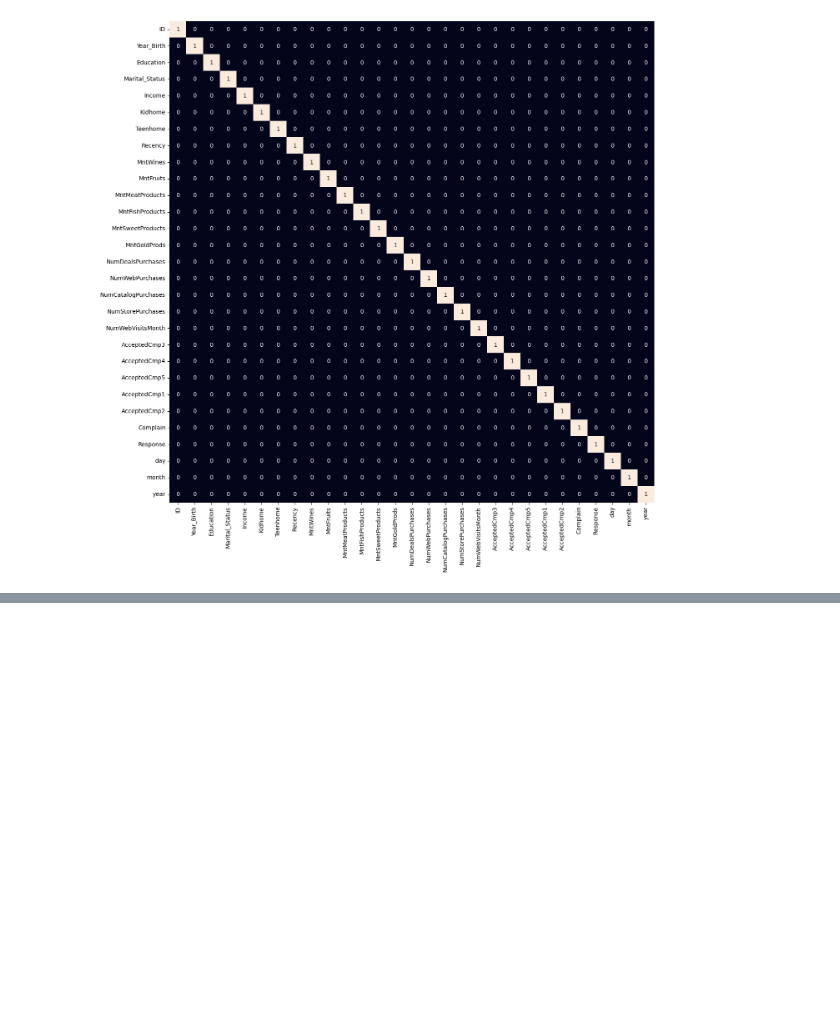
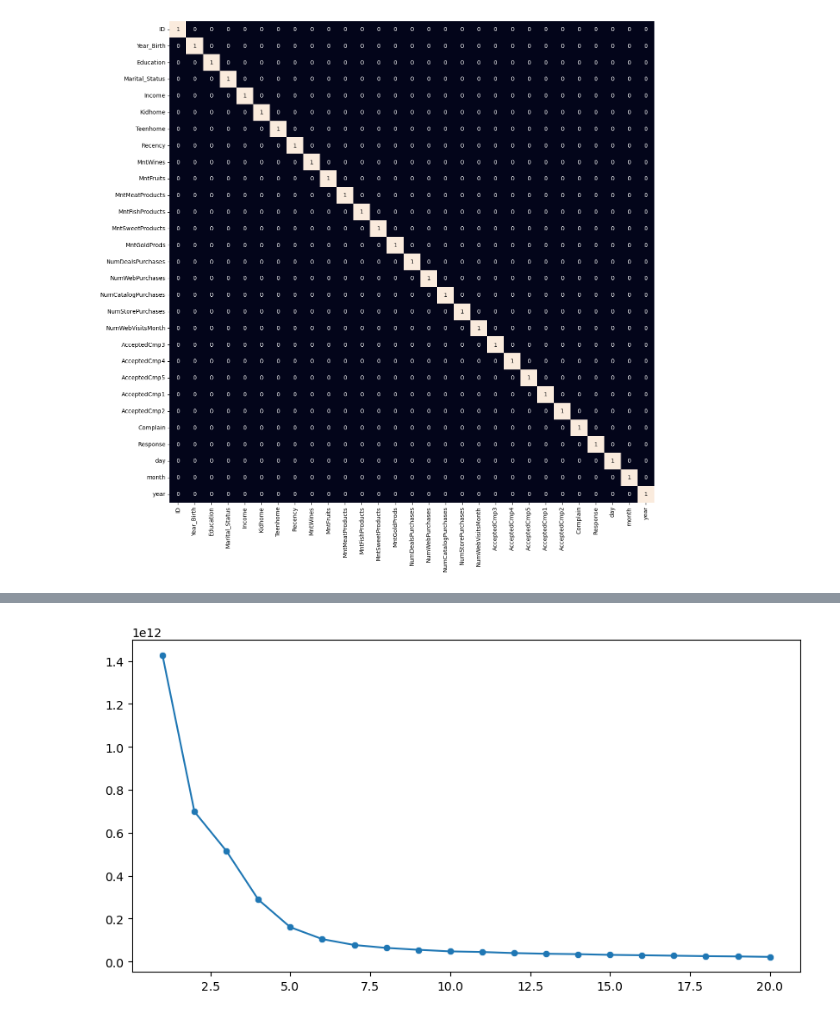
Before and after one commit to Sumanpradhan1706/practical-ml-projects, a Jupyter notebook: 07_Customer Segmentation using Unsupervised Machine Learning in Python/anaconda_projects/db/Customer Segmentation using Unsupervised Machine Learning in Python.ipynb, the cells around one changed output, grey strips where cells are left out. Drawn from its saved outputs; the diff is of its cells as text; code cells hidden in the pictures; blank space fills up the shorter version.

```diff
--- a/07_Customer Segmentation using Unsupervised Machine Learning in Python/anaconda_projects/db/Customer Segmentation using Unsupervised Machine Learning in Python.ipynb
+++ b/07_Customer Segmentation using Unsupervised Machine Learning in Python/anaconda_projects/db/Customer Segmentation using Unsupervised Machine Learning in Python.ipynb
@@ -169,0 +182,16 @@ plt.show()
+# %%
+error = []
+for n_clusters in range(1, 21):
+    model = KMeans(init='k-means++',
+                   n_clusters=n_clusters,
+                   max_iter=500,
+                   random_state=22)
+    model.fit(df)
+    error.append(model.inertia_)
+# %%
+plt.figure(figsize=(10, 5))
+sb.lineplot(x=range(1, 21), y=error)
+sb.scatterplot(x=range(1, 21), y=error)
+plt.show()
+# %% [output]
+[figure, added]
```
Also changed, not shown: parts of 4 cells of this notebook, 1 other file.
